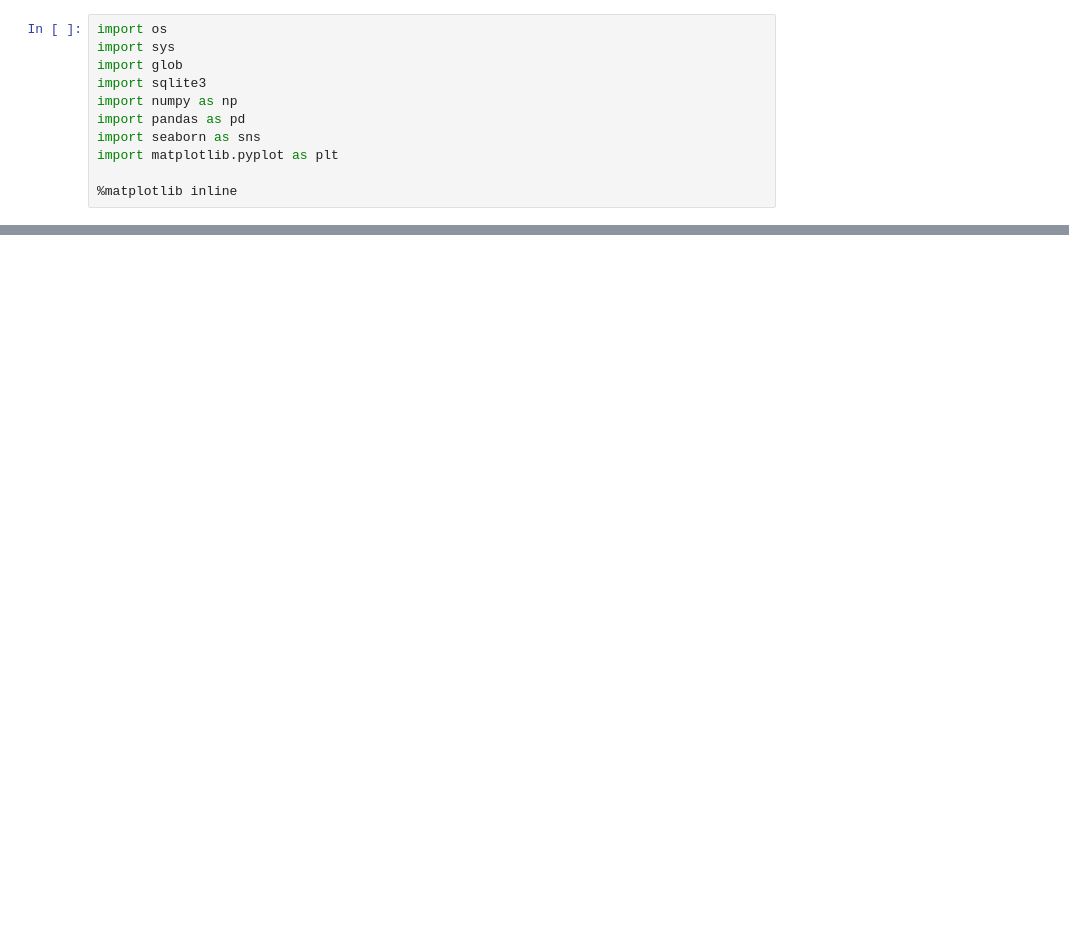
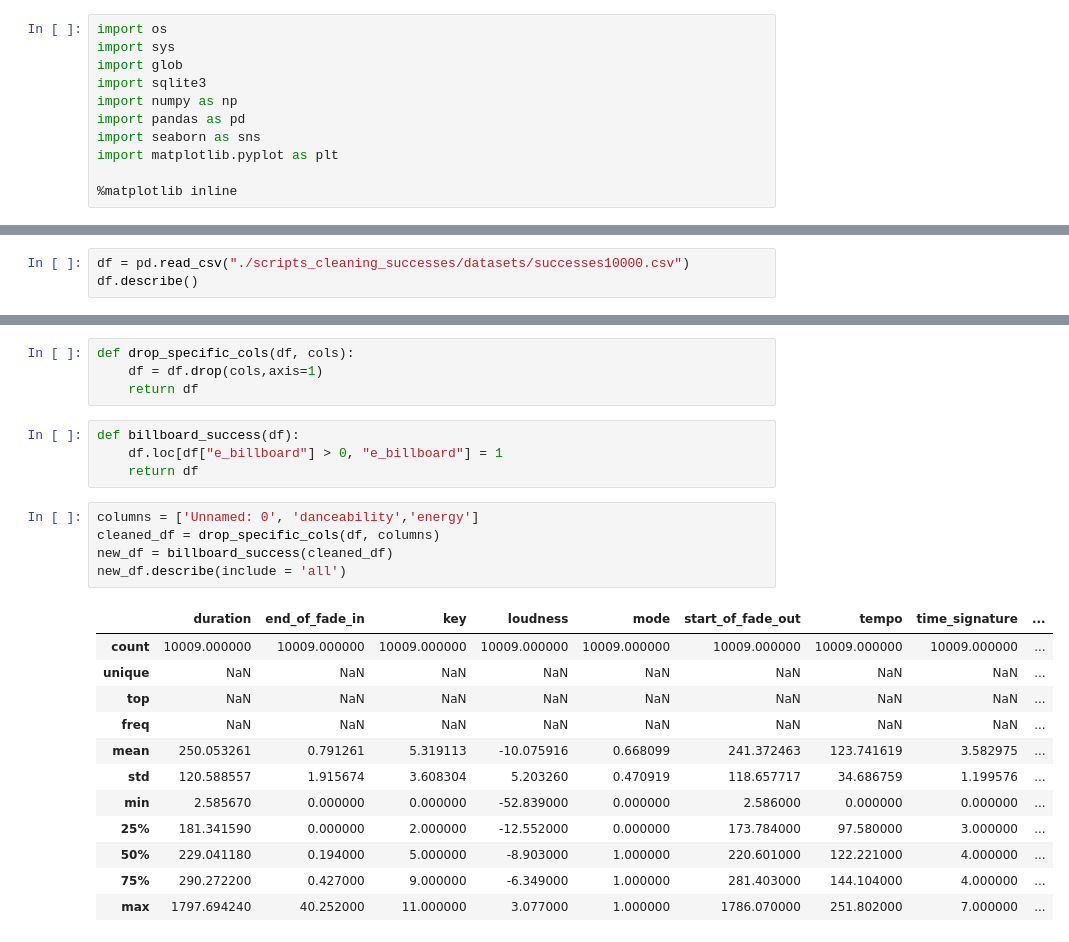
Before and after one commit to pbaldisa/musical-analysis, a Jupyter notebook: statistics.ipynb, the cells around one changed output, grey strips where cells are left out. Saved outputs shown, nothing was run; the diff lists cells and outputs as text; blank space fills up the shorter version.

```diff
--- a/statistics.ipynb
+++ b/statistics.ipynb
@@ -56,0 +12,3 @@ drawAllBoxPlots(df, 'price')
+# %%
+df = pd.read_csv("./scripts_cleaning_successes/datasets/successes10000.csv")
+df.describe()
@@ -56,0 +25,26 @@ drawAllBoxPlots(df, 'price')
+# %%
+def drop_specific_cols(df, cols):
+    df = df.drop(cols,axis=1)
+    return df
+# %%
+def billboard_success(df):
+    df.loc[df["e_billboard"] > 0, "e_billboard"] = 1
+    return df
+# %%
+columns = ['Unnamed: 0', 'danceability','energy']
+cleaned_df = drop_specific_cols(df, columns)
+new_df = billboard_success(cleaned_df)
+new_df.describe(include = 'all')
+# %% [output]
+|  | duration | end_of_fade_in | key | loudness | mode | start_of_fade_out | tempo | time_signature | ... |
+| count | 10009.000000 | 10009.000000 | 10009.000000 | 10009.000000 | 10009.000000 | 10009.000000 | 10009.000000 | 10009.000000 | ... |
+| unique | NaN | NaN | NaN | NaN | NaN | NaN | NaN | NaN | ... |
+| top | NaN | NaN | NaN | NaN | NaN | NaN | NaN | NaN | ... |
+| freq | NaN | NaN | NaN | NaN | NaN | NaN | NaN | NaN | ... |
+| mean | 250.053261 | 0.791261 | 5.319113 | -10.075916 | 0.668099 | 241.372463 | 123.741619 | 3.582975 | ... |
+| std | 120.588557 | 1.915674 | 3.608304 | 5.203260 | 0.470919 | 118.657717 | 34.686759 | 1.199576 | ... |
+| min | 2.585670 | 0.000000 | 0.000000 | -52.839000 | 0.000000 | 2.586000 | 0.000000 | 0.000000 | ... |
+| 25% | 181.341590 | 0.000000 | 2.000000 | -12.552000 | 0.000000 | 173.784000 | 97.580000 | 3.000000 | ... |
+| 50% | 229.041180 | 0.194000 | 5.000000 | -8.903000 | 1.000000 | 220.601000 | 122.221000 | 4.000000 | ... |
+| 75% | 290.272200 | 0.427000 | 9.000000 | -6.349000 | 1.000000 | 281.403000 | 144.104000 | 4.000000 | ... |
+| max | 1797.694240 | 40.252000 | 11.000000 | 3.077000 | 1.000000 | 1786.070000 | 251.802000 | 7.000000 | ... |
```
Also changed, not shown: parts of 7 cells of this notebook.
